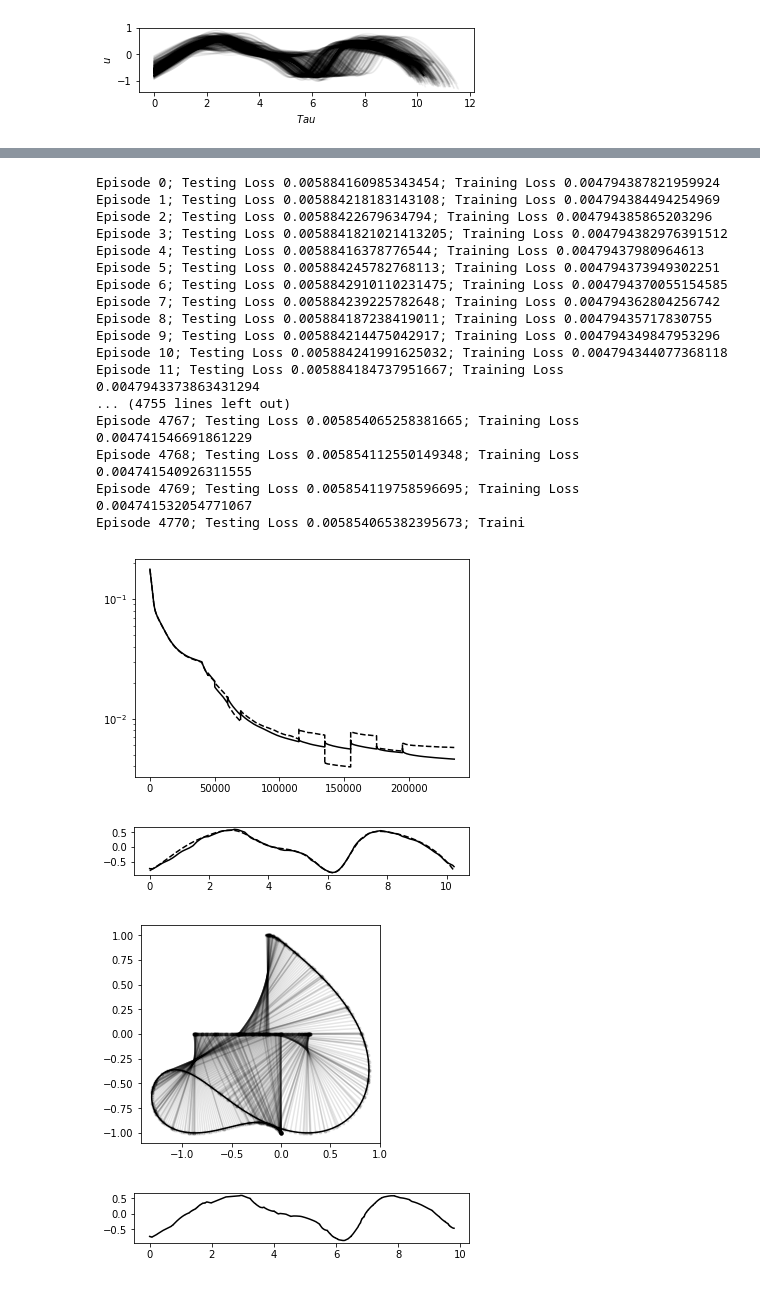
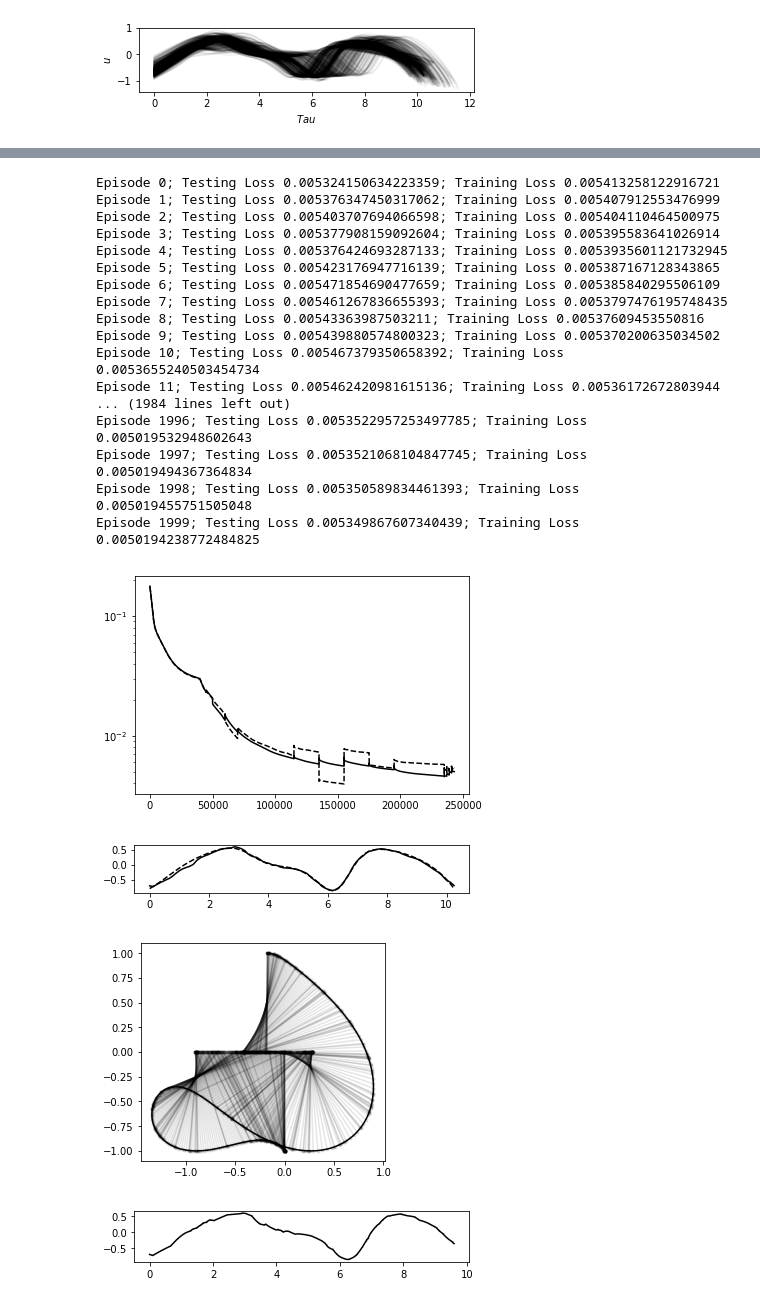
Before and after one commit to cisprague/icra2019, a Jupyter notebook: notebooks/learning.ipynb, the cells around one changed output, grey strips where cells are left out. Saved outputs shown, nothing was run; the diff lists cells and outputs as text; code cells hidden in the pictures.

```diff
--- a/notebooks/learning.ipynb
+++ b/notebooks/learning.ipynb
@@ -23,6 +23,8 @@ for traj in trajs:
 [figure]
 # %%
 # format data for neural network
-db = data(np.vstack(trajs), [1,2,3,4], [-1])
-db.i.shape
+db = np.vstack(trajs)
+db = db[:,[1,2,3,4,-1]]
+db = data(db, [0,1,2,3], [4])
+db.i
 # %% [output]
@@ -30,27 +38,28 @@ torch.Size([354918, 4])
 # %%
 # instantiate neural network
-nn = mlp([4, 50, 50, 50, 1])
+#nn = mlp([4, 20, 1])
 # %%
-# train on GPU
-nn.train_gpu(db.i[:5000,:], db.o[:5000,:], epo=20000, lr=1e-3)
+# train
+n = 5000
+nn.train(db.i[:n,:], db.o[:n,:], epo=2000, lr=1e-3, gpu=False)
 # %% [output]
-Episode 0; Testing Loss 0.005884160985343454; Training Loss 0.004794387821959924
-Episode 1; Testing Loss 0.005884218183143108; Training Loss 0.004794384494254969
-Episode 2; Testing Loss 0.00588422679634794; Training Loss 0.004794385865203296
-Episode 3; Testing Loss 0.0058841821021413205; Training Loss 0.004794382976391512
-Episode 4; Testing Loss 0.00588416378776544; Training Loss 0.00479437980964613
-Episode 5; Testing Loss 0.005884245782768113; Training Loss 0.004794373949302251
-Episode 6; Testing Loss 0.0058842910110231475; Training Loss 0.004794370055154585
-Episode 7; Testing Loss 0.005884239225782648; Training Loss 0.004794362804256742
-Episode 8; Testing Loss 0.005884187238419011; Training Loss 0.00479435717830755
-Episode 9; Testing Loss 0.005884214475042917; Training Loss 0.004794349847953296
-Episode 10; Testing Loss 0.005884241991625032; Training Loss 0.004794344077368118
-Episode 11; Testing Loss 0.005884184737951667; Training Loss 0.0047943373863431294
-... (4755 lines left out)
-Episode 4767; Testing Loss 0.005854065258381665; Training Loss 0.004741546691861229
-Episode 4768; Testing Loss 0.005854112550149348; Training Loss 0.004741540926311555
-Episode 4769; Testing Loss 0.005854119758596695; Training Loss 0.004741532054771067
-Episode 4770; Testing Loss 0.005854065382395673; Traini
+Episode 0; Testing Loss 0.005324150634223359; Training Loss 0.005413258122916721
+Episode 1; Testing Loss 0.005376347450317062; Training Loss 0.005407912553476999
+Episode 2; Testing Loss 0.005403707694066598; Training Loss 0.005404110464500975
+Episode 3; Testing Loss 0.005377908159092604; Training Loss 0.005395583641026914
+Episode 4; Testing Loss 0.005376424693287133; Training Loss 0.0053935601121732945
+Episode 5; Testing Loss 0.005423176947716139; Training Loss 0.005387167128343865
+Episode 6; Testing Loss 0.005471854690477659; Training Loss 0.005385840295506109
+Episode 7; Testing Loss 0.005461267836655393; Training Loss 0.0053797476195748435
+Episode 8; Testing Loss 0.00543363987503211; Training Loss 0.00537609453550816
+Episode 9; Testing Loss 0.005439880574800323; Training Loss 0.005370200635034502
+Episode 10; Testing Loss 0.005467379350658392; Training Loss 0.0053655240503454734
+Episode 11; Testing Loss 0.005462420981615136; Training Loss 0.00536172672803944
+... (1984 lines left out)
+Episode 1996; Testing Loss 0.0053522957253497785; Training Loss 0.005019532948602643
+Episode 1997; Testing Loss 0.0053521068104847745; Training Loss 0.005019494367364834
+Episode 1998; Testing Loss 0.005350589834461393; Training Loss 0.005019455751505048
+Episode 1999; Testing Loss 0.005349867607340439; Training Loss 0.0050194238772484825
 # %%
 # plot loss
 fig, ax = plt.subplots(1)
@@ -58,7 +67,7 @@ ax.plot(nn.ltst, "k--")
 ax.plot(nn.ltrn, "k-")
 ax.set_yscale('log')
 # %% [output]
-[figure, old version]
+[figure, new version]
 # %%
 # instantiate controller
 cont = mlp_controller(nn)
@@ -68,15 +77,15 @@ ax.plot(traj[:,0], traj[:,-1], "k--")
 ax.plot(traj[:,0], cont.predict(traj[:,1:5]), "k-")
 ax.set_aspect("equal")
 # %% [output]
-[figure, old version]
+[figure, new version]
 # %%
 # simulate with neural network control
 x0 = [0,0,np.pi,0]
 dyn  = dynamics(x0,[0,0,0,0], 0)
-t, x, u = dyn.propagate_controlled(9.8, cont)
+t, x, u = dyn.propagate_controlled(9.6, cont)
 ax = plot_traj(x, arm=True, n=500)
 ax = plot_controls(t, u)
 # %% [output]
-[figure, old version]
+[figure, new version]
-[figure, old version]
+[figure, new version]
 # %%
```
Also changed, not shown: parts of 6 cells of this notebook, 3 other files.
